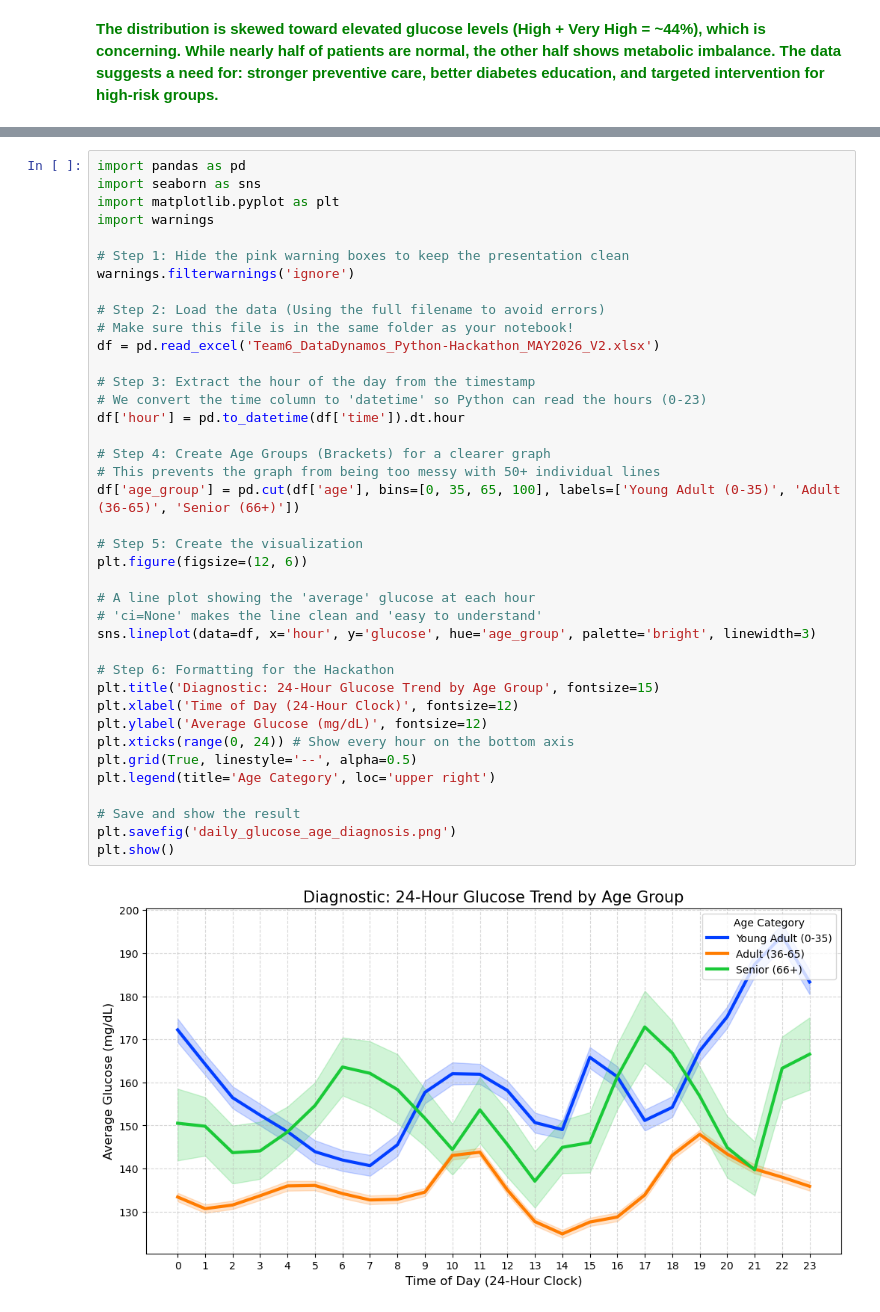
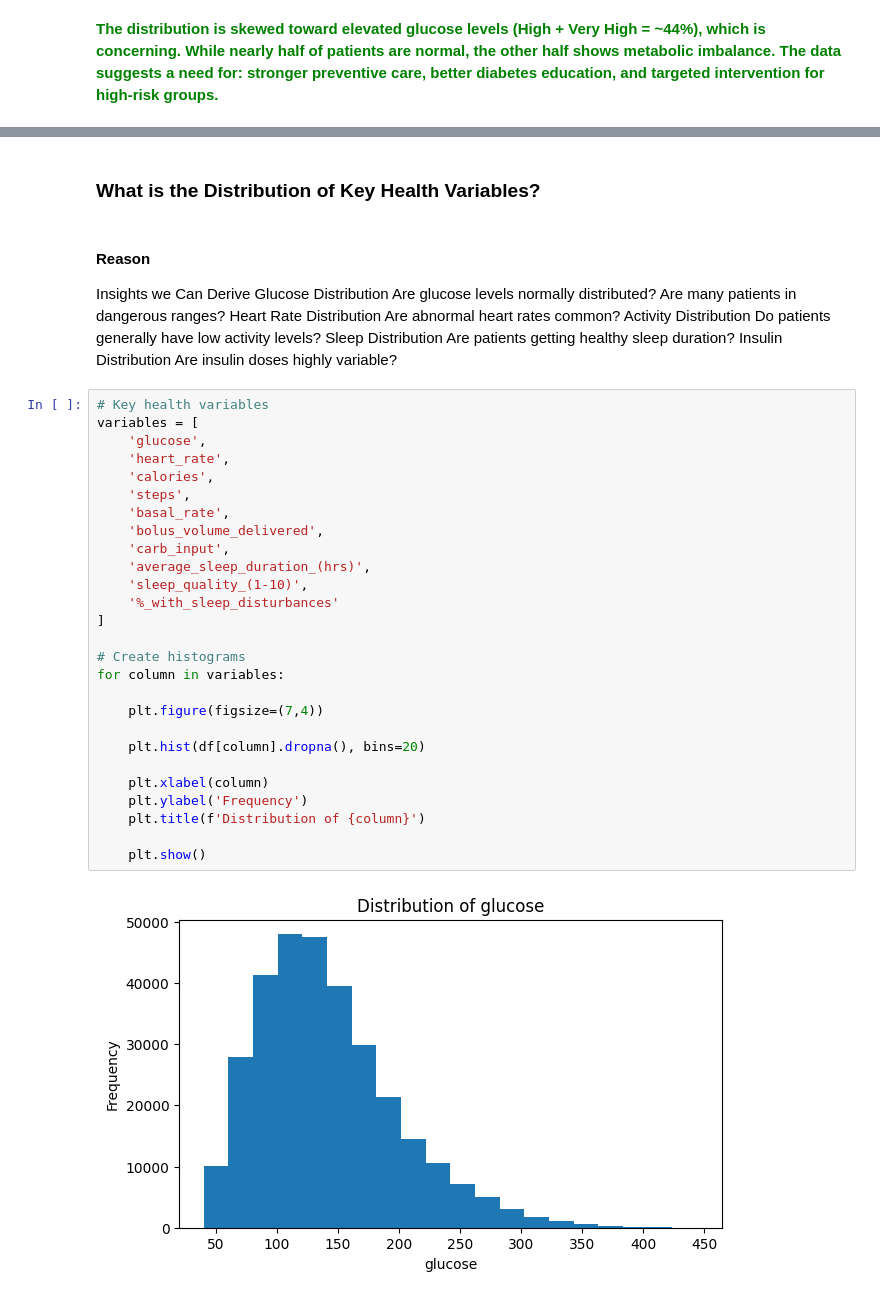
Before and after one commit to PoojaBELURE1724/Team6_DataDynamos_Python-Hackathon_MAY-2026, a Jupyter notebook: Team6_DataDynamos_category2.DescriptiveAnalysis.ipynb, the cells around one changed output, grey strips where cells are left out. Cells and saved outputs as stored; diff of their text form.

```diff
--- a/Team6_DataDynamos_category2.DescriptiveAnalysis.ipynb
+++ b/Team6_DataDynamos_category2.DescriptiveAnalysis.ipynb
@@ -418,41 +454,45 @@ Reason : This question moves beyond simple correlations and looks at trends over
+# %% [markdown]
+### What is the Distribution of Key Health Variables?
+# %% [markdown]
+#### **Reason**
+Insights we Can Derive
+Glucose Distribution
+Are glucose levels normally distributed?
+Are many patients in dangerous ranges?
+Heart Rate Distribution
+Are abnormal heart rates common?
+Activity Distribution
+Do patients generally have low activity levels?
+Sleep Distribution
+Are patients getting healthy sleep duration?
+Insulin Distribution
+Are insulin doses highly variable?
 # %%
-import pandas as pd
-import seaborn as sns
-import matplotlib.pyplot as plt
-import warnings
+# Key health variables
+variables = [
+    'glucose',
+    'heart_rate',
+    'calories',
+    'steps',
+    'basal_rate',
+    'bolus_volume_delivered',
+    'carb_input',
+    'average_sleep_duration_(hrs)',
+    'sleep_quality_(1-10)',
+    '%_with_sleep_disturbances'
+]
 
-# Step 1: Hide the pink warning boxes to keep the presentation clean
-warnings.filterwarnings('ignore')
+# Create histograms
+for column in variables:
 
-# Step 2: Load the data (Using the full filename to avoid errors)
-# Make sure this file is in the same folder as your notebook!
-df = pd.read_excel('Team6_DataDynamos_Python-Hackathon_MAY2026_V2.xlsx')
+    plt.figure(figsize=(7,4))
 
-# Step 3: Extract the hour of the day from the timestamp
-# We convert the time column to 'datetime' so Python can read the hours (0-23)
-df['hour'] = pd.to_datetime(df['time']).dt.hour
+    plt.hist(df[column].dropna(), bins=20)
 
-# Step 4: Create Age Groups (Brackets) for a clearer graph
-# This prevents the graph from being too messy with 50+ individual lines
-df['age_group'] = pd.cut(df['age'], bins=[0, 35, 65, 100], labels=['Young Adult (0-35)', 'Adult (36-65)', 'Senior (66+)'])
+    plt.xlabel(column)
+    plt.ylabel('Frequency')
+    plt.title(f'Distribution of {column}')
 
-# Step 5: Create the visualization
-plt.figure(figsize=(12, 6))
-
-# A line plot showing the 'average' glucose at each hour
-# 'ci=None' makes the line clean and 'easy to understand'
-sns.lineplot(data=df, x='hour', y='glucose', hue='age_group', palette='bright', linewidth=3)
-
-# Step 6: Formatting for the Hackathon
-plt.title('Diagnostic: 24-Hour Glucose Trend by Age Group', fontsize=15)
-plt.xlabel('Time of Day (24-Hour Clock)', fontsize=12)
-plt.ylabel('Average Glucose (mg/dL)', fontsize=12)
-plt.xticks(range(0, 24)) # Show every hour on the bottom axis
-plt.grid(True, linestyle='--', alpha=0.5)
-plt.legend(title='Age Category', loc='upper right')
-
-# Save and show the result
-plt.savefig('daily_glucose_age_diagnosis.png')
-plt.show()
+    plt.show()
 # %% [output]
-[figure, old version]
+[figure, new version]
```
Also changed, not shown: parts of 25 cells of this notebook.
